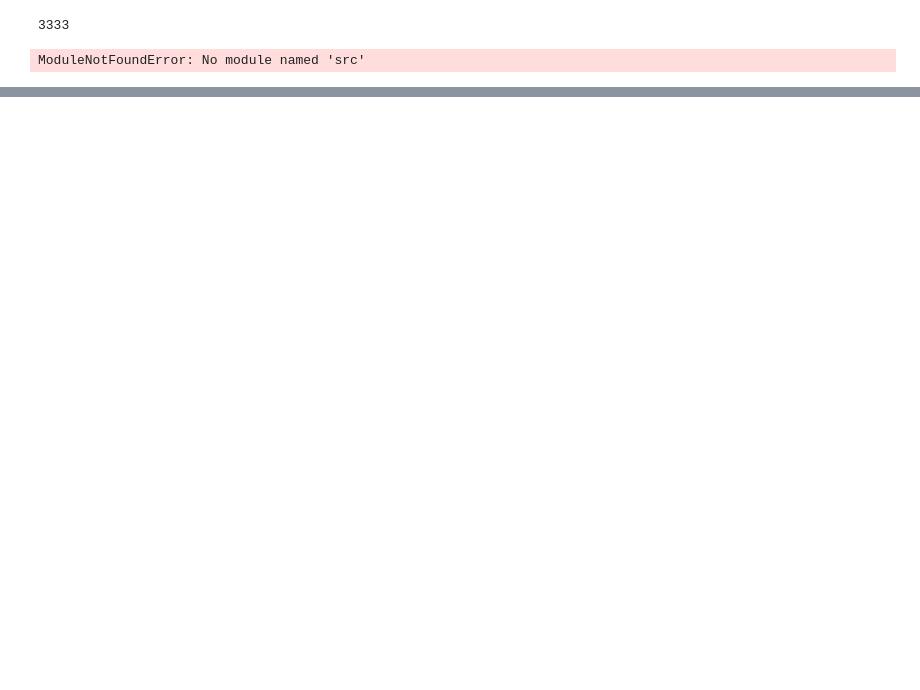
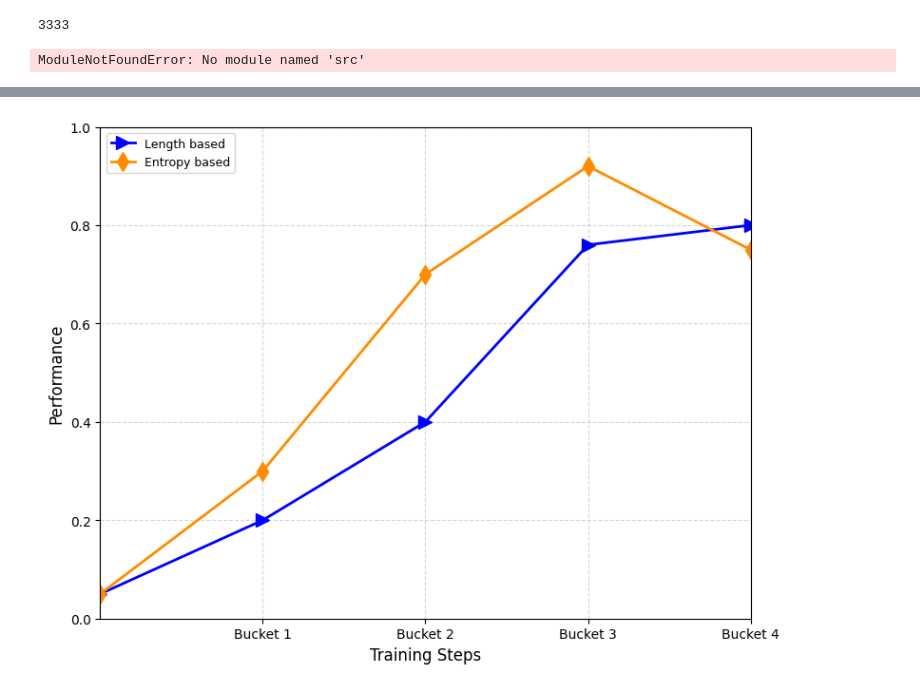
Before and after one commit to shawnlimn/sari-data-pipeline, a Jupyter notebook: notebooks/test.ipynb, the cells around one changed output, grey strips where cells are left out. Saved outputs shown, nothing was run; the diff lists cells and outputs as text; code cells hidden in the pictures; blank space fills up the shorter version.

```diff
--- a/notebooks/test.ipynb
+++ b/notebooks/test.ipynb
@@ -10,0 +188,59 @@ ModuleNotFoundError: No module named 'src'
+# %%
+import matplotlib.pyplot as plt
+
+# Sample Data (replace with actual values)
+data = {
+    "Length based": ([0, 0.25, 0.5, 0.75, 1], [0.05, 0.2, 0.4, 0.76, 0.8], ">", "blue"),
+    "Entropy based": (
+        [0, 0.25, 0.5, 0.75, 1],
+        [0.05, 0.3, 0.7, 0.92, 0.75],
+        "d",
+        "darkorange",
+    ),
+    # "LevT (2019)": ([5, 9, 12], [27, 27, 18.5], "D", "forestgreen"),
+    # "LaNMT (2020)": ([4, 6, 8, 10, 17], [24, 24, 24, 23.5, 22], "^", "brown"),
+    # "DisCo (2020)": ([4, 5, 6, 7, 10, 15], [26, 25.5, 25, 24, 20, 17], "o", "purple"),
+    # "Transformer": ([1, 1], [27.5, 27], "s", "mediumpurple"),
+    # "Ours": ([17], [27.5], "*", "black")
+}
+
+# Plotting
+fig, ax = plt.subplots(figsize=(8, 6))
+for label, (x, y, marker, color) in data.items():
+    ax.plot(
+        x,
+        y,
+        marker=marker,
+        label=label if label != "Ours" else "",
+        color=color,
+        markersize=10,
+        linewidth=2,
+    )
+
+# # Annotation for Transformer
+# ax.annotate("12-1", xy=(1, 27.5), xytext=(1.2, 27.7))
+# ax.annotate("6-6", xy=(1, 27), xytext=(0.5, 26.2))
+
+# Annotation for "Ours"
+# ax.text(17.3, 27.5, "Ours", fontsize=14, fontweight="bold")
+# ax.plot(17, 27.5, marker="*", markersize=20, color="black")
+
+# Axis Settings
+ax.set_xlabel("Training Steps", fontsize=12)
+ax.set_ylabel("Performance", fontsize=12)
+ax.set_xlim(0, 1)
+ax.set_ylim(0, 1)
+# Set custom x-ticks
+ax.set_xticks([0.25, 0.5, 0.75, 1.0])
+ax.set_xticklabels(["Bucket 1", "Bucket 2", "Bucket 3", "Bucket 4"])
+
+# Legend
+ax.legend(loc="upper left", fontsize=9)
+
+# Grid and layout
+ax.grid(True, linestyle="--", alpha=0.5)
+plt.tight_layout()
+# plt.show()
+plt.savefig("length_entropy_based_performance.png", dpi=300)
+# %% [output]
+[figure, added]
```
Also changed, not shown: parts of 14 cells of this notebook, 10 other files.
